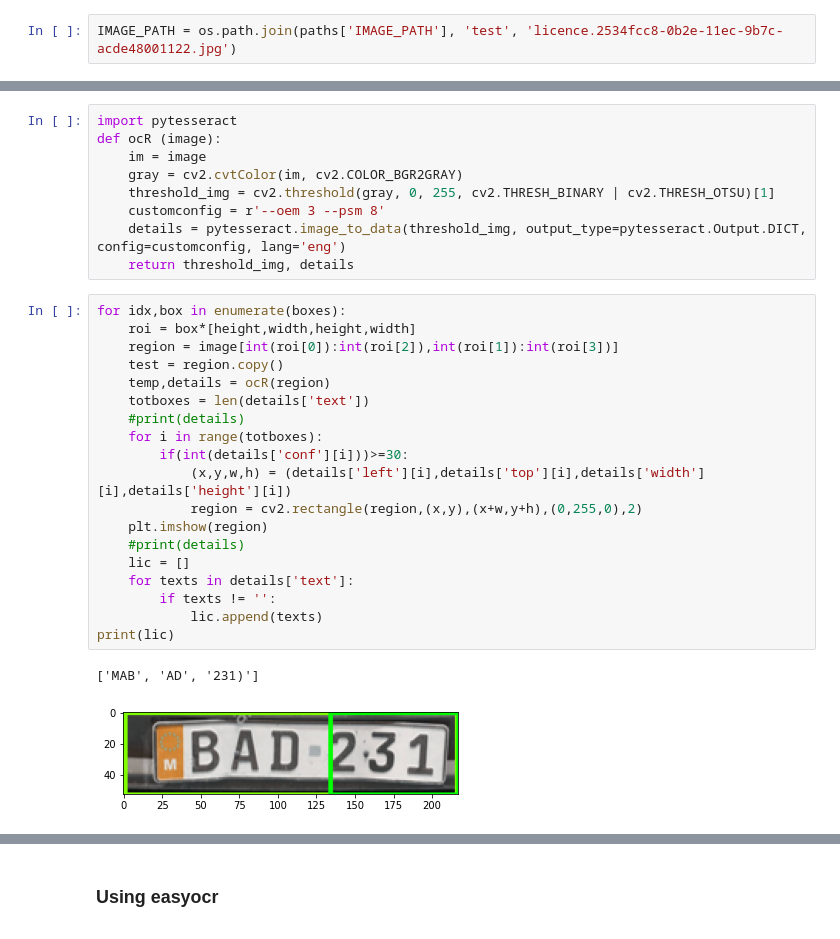
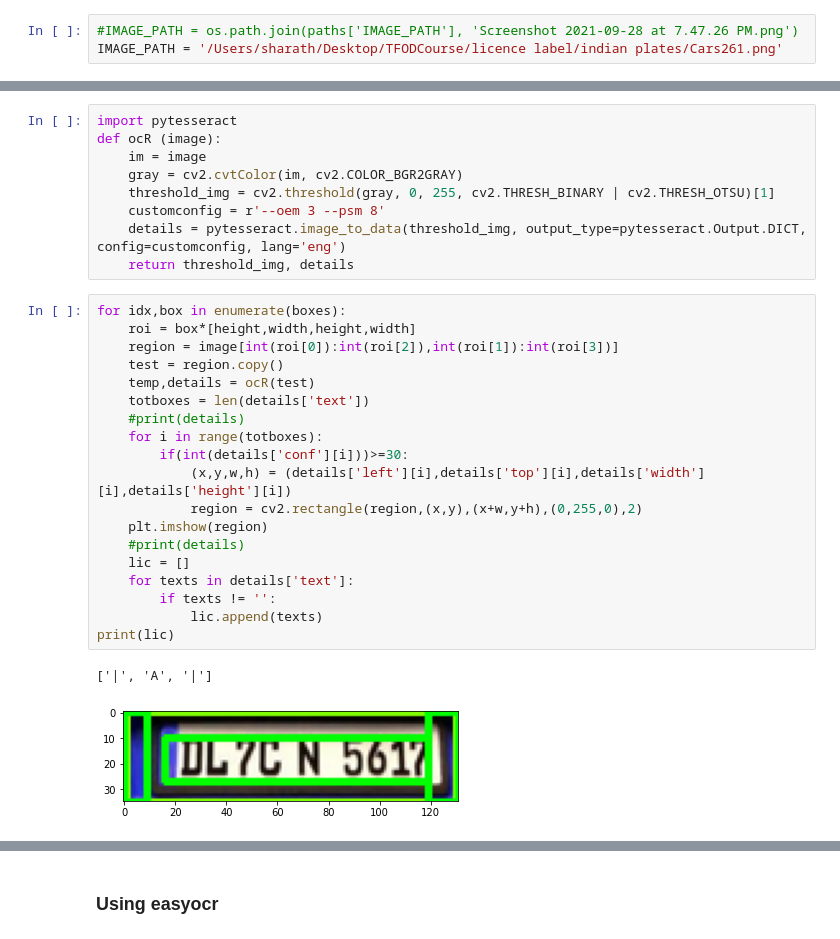
Before and after one commit to Sharath-v87/License-plate-detection, a Jupyter notebook: Licence detection - Tensorflow.ipynb, the cells around one changed output, grey strips where cells are left out. Drawn from its saved outputs; the diff is of its cells as text.

```diff
--- a/Licence detection - Tensorflow.ipynb
+++ b/Licence detection - Tensorflow.ipynb
@@ -173,4 +173,5 @@ from matplotlib import pyplot as plt
 # %%
 category_index = label_map_util.create_category_index_from_labelmap(files['LABELMAP'])
 # %%
-IMAGE_PATH = os.path.join(paths['IMAGE_PATH'], 'test', 'licence.2534fcc8-0b2e-11ec-9b7c-acde48001122.jpg')
+#IMAGE_PATH = os.path.join(paths['IMAGE_PATH'], 'Screenshot 2021-09-28 at 7.47.26 PM.png')
+IMAGE_PATH = '/Users/sharath/Desktop/TFODCourse/licence label/indian plates/Cars261.png'
@@ -314,22 +312,22 @@ def ocR (image):
 # %%
 for idx,box in enumerate(boxes):
     roi = box*[height,width,height,width]
     region = image[int(roi[0]):int(roi[2]),int(roi[1]):int(roi[3])]
     test = region.copy()
-    temp,details = ocR(region)
+    temp,details = ocR(test)
     totboxes = len(details['text'])
     #print(details)
     for i in range(totboxes):
         if(int(details['conf'][i]))>=30:
             (x,y,w,h) = (details['left'][i],details['top'][i],details['width'][i],details['height'][i])
             region = cv2.rectangle(region,(x,y),(x+w,y+h),(0,255,0),2)
     plt.imshow(region)
     #print(details)
     lic = []
     for texts in details['text']:
         if texts != '':
             lic.append(texts)
 print(lic)
 # %% [output]
-['MAB', 'AD', '231)']
+['|', 'A', '|']
-[figure, old version]
+[figure, new version]
```
Also changed, not shown: parts of 26 cells of this notebook.
